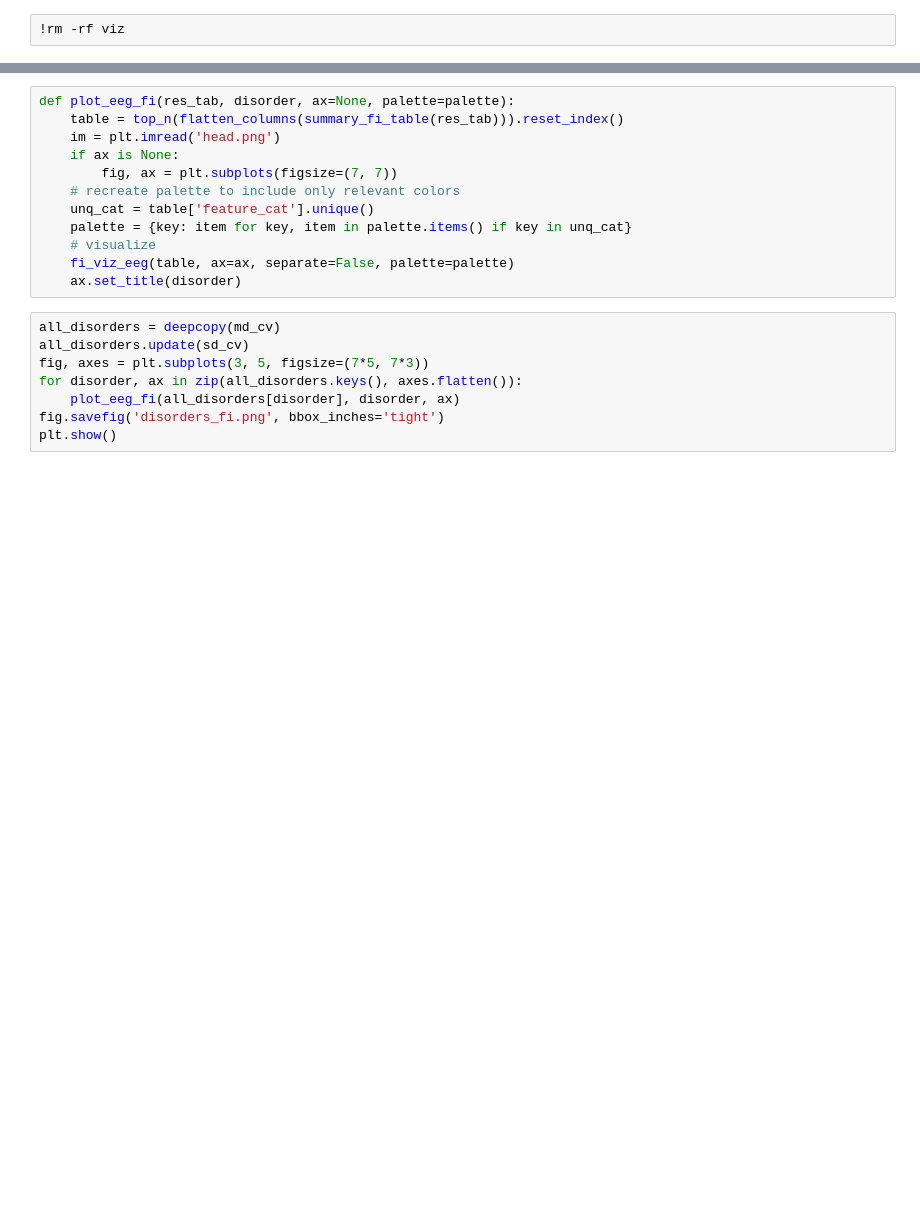
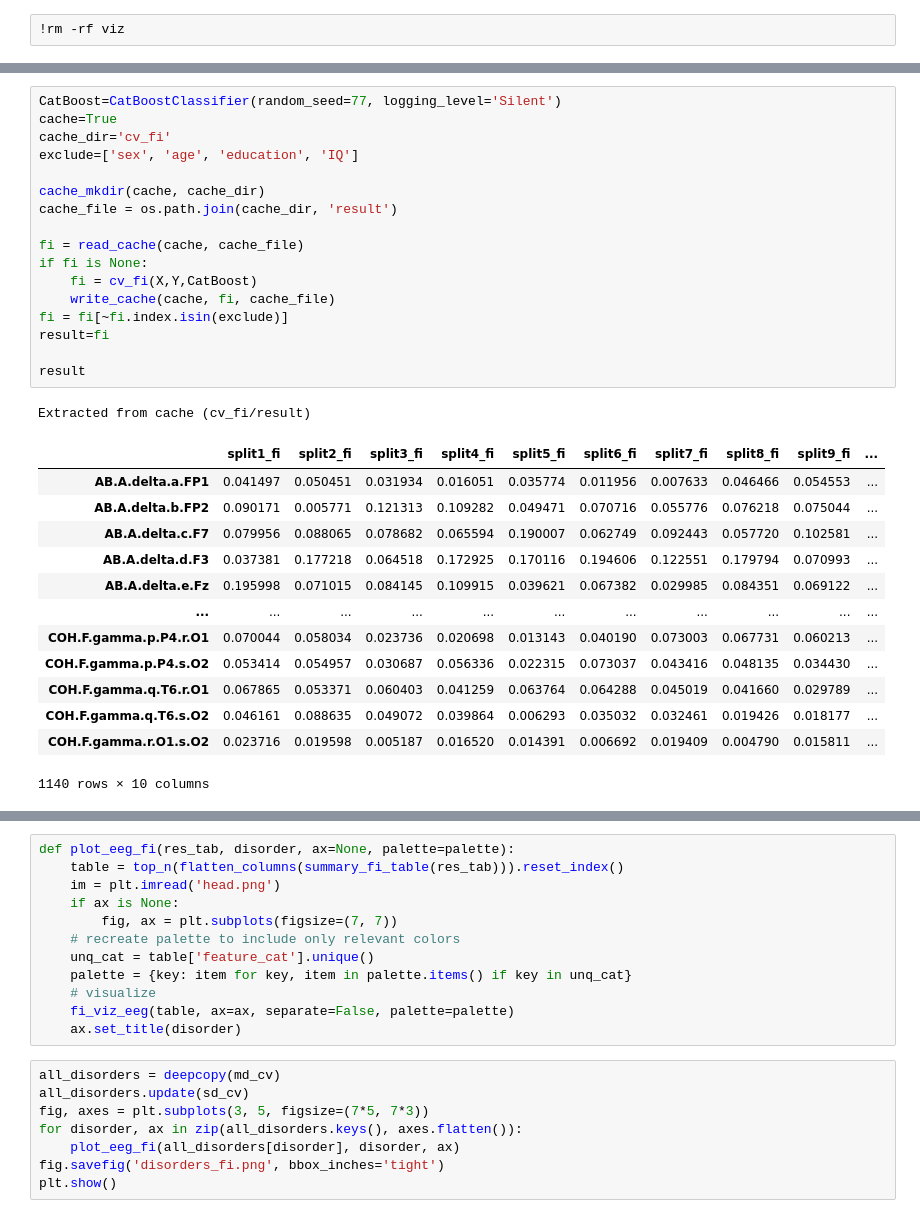
Before and after one commit to twix402/NeuroML, a Jupyter notebook: Codes/binary-classification-and-feature-importance.ipynb, the cells around one changed output, grey strips where cells are left out. Cells and saved outputs as stored; diff of their text form; blank space fills up the shorter version.

```diff
--- a/Codes/binary-classification-and-feature-importance.ipynb
+++ b/Codes/binary-classification-and-feature-importance.ipynb
@@ -789 +773,33 @@ sd_cv
+# %%
+CatBoost=CatBoostClassifier(random_seed=77, logging_level='Silent')
+cache=True
+cache_dir='cv_fi'
+exclude=['sex', 'age', 'education', 'IQ']
+
+cache_mkdir(cache, cache_dir)
+cache_file = os.path.join(cache_dir, 'result')
+
+fi = read_cache(cache, cache_file)
+if fi is None:
+    fi = cv_fi(X,Y,CatBoost)
+    write_cache(cache, fi, cache_file)
+fi = fi[~fi.index.isin(exclude)]
+result=fi
+
+result
+# %% [output]
+Extracted from cache (cv_fi/result)
+|  | split1_fi | split2_fi | split3_fi | split4_fi | split5_fi | split6_fi | split7_fi | split8_fi | split9_fi | ... |
+| AB.A.delta.a.FP1 | 0.041497 | 0.050451 | 0.031934 | 0.016051 | 0.035774 | 0.011956 | 0.007633 | 0.046466 | 0.054553 | ... |
+| AB.A.delta.b.FP2 | 0.090171 | 0.005771 | 0.121313 | 0.109282 | 0.049471 | 0.070716 | 0.055776 | 0.076218 | 0.075044 | ... |
+| AB.A.delta.c.F7 | 0.079956 | 0.088065 | 0.078682 | 0.065594 | 0.190007 | 0.062749 | 0.092443 | 0.057720 | 0.102581 | ... |
+| AB.A.delta.d.F3 | 0.037381 | 0.177218 | 0.064518 | 0.172925 | 0.170116 | 0.194606 | 0.122551 | 0.179794 | 0.070993 | ... |
+| AB.A.delta.e.Fz | 0.195998 | 0.071015 | 0.084145 | 0.109915 | 0.039621 | 0.067382 | 0.029985 | 0.084351 | 0.069122 | ... |
+| ... | ... | ... | ... | ... | ... | ... | ... | ... | ... | ... |
+| COH.F.gamma.p.P4.r.O1 | 0.070044 | 0.058034 | 0.023736 | 0.020698 | 0.013143 | 0.040190 | 0.073003 | 0.067731 | 0.060213 | ... |
+| COH.F.gamma.p.P4.s.O2 | 0.053414 | 0.054957 | 0.030687 | 0.056336 | 0.022315 | 0.073037 | 0.043416 | 0.048135 | 0.034430 | ... |
+| COH.F.gamma.q.T6.r.O1 | 0.067865 | 0.053371 | 0.060403 | 0.041259 | 0.063764 | 0.064288 | 0.045019 | 0.041660 | 0.029789 | ... |
+| COH.F.gamma.q.T6.s.O2 | 0.046161 | 0.088635 | 0.049072 | 0.039864 | 0.006293 | 0.035032 | 0.032461 | 0.019426 | 0.018177 | ... |
+| COH.F.gamma.r.O1.s.O2 | 0.023716 | 0.019598 | 0.005187 | 0.016520 | 0.014391 | 0.006692 | 0.019409 | 0.004790 | 0.015811 | ... |
+1140 rows × 10 columns
 # %%
```
Also changed, not shown: parts of 9 cells of this notebook, 2 other files.
